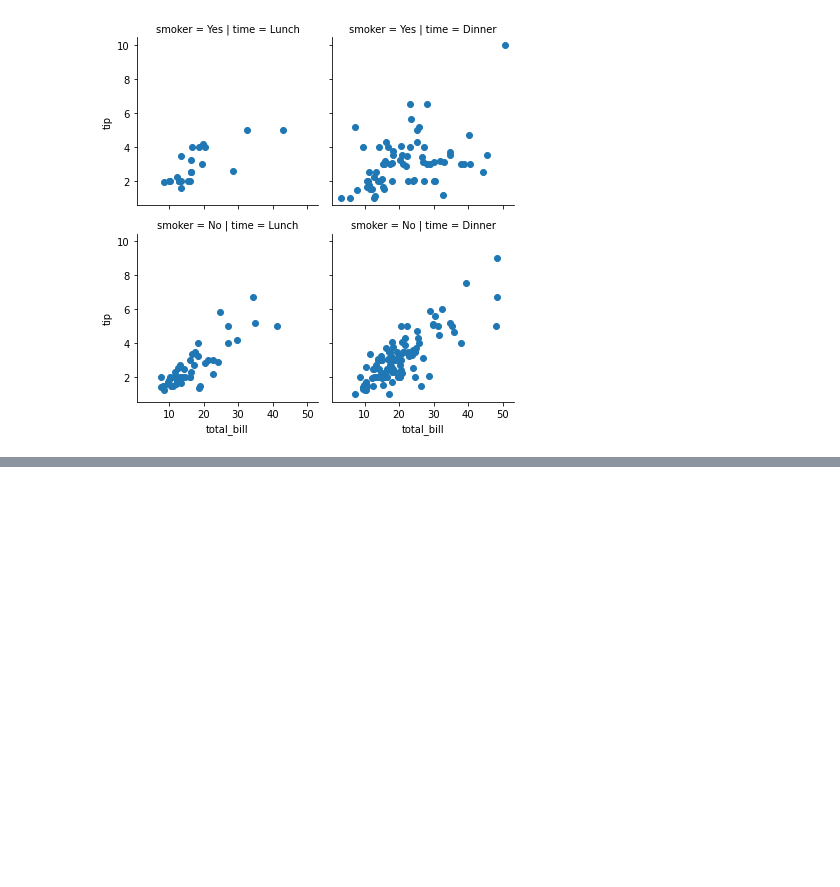
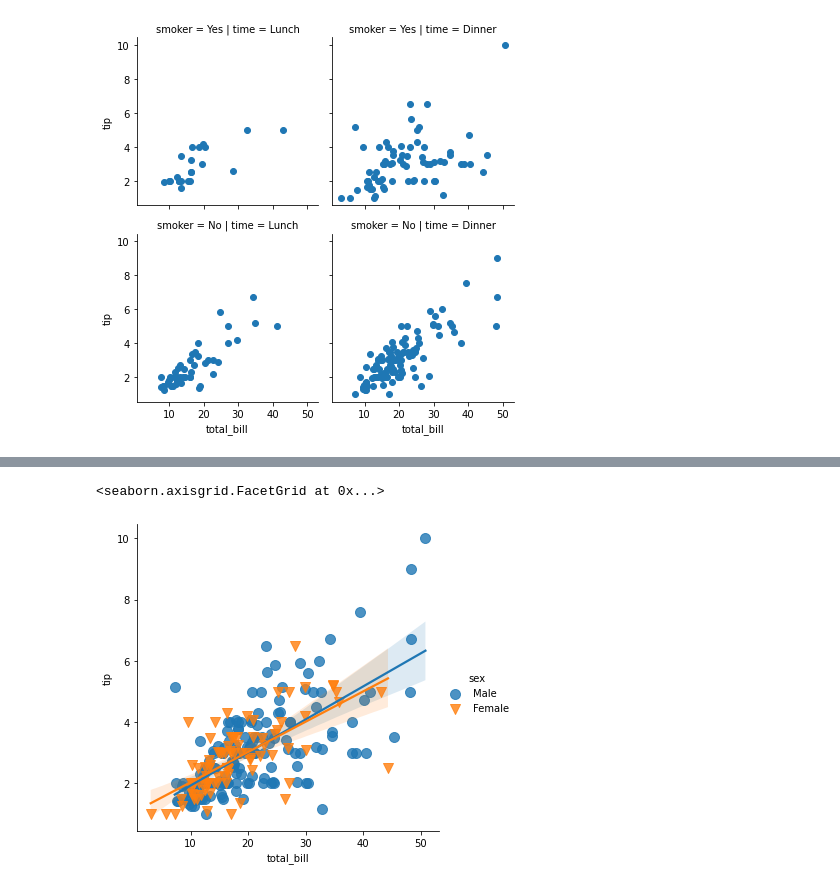
Before and after one commit to shahbazmansahia/DataAnalysisWithPython, a Jupyter notebook: Refactored_Py_DS_ML_Bootcamp-master/06-Data-Visualization-with-Seaborn/Seaborn notebook.ipynb, the cells around one changed output, grey strips where cells are left out. Cells and saved outputs as stored; diff of their text form; code cells hidden in the pictures; blank space fills up the shorter version.

```diff
--- a/Refactored_Py_DS_ML_Bootcamp-master/06-Data-Visualization-with-Seaborn/Seaborn notebook.ipynb
+++ b/Refactored_Py_DS_ML_Bootcamp-master/06-Data-Visualization-with-Seaborn/Seaborn notebook.ipynb
@@ -466,0 +496,10 @@ g.map(plt.scatter, 'total_bill', 'tip') # the scatter needs 2 arguments so it wo
+# %%
+# to make data larger, we can pass a 'scatter_kws' parameter
+# since seaborn pretty much calls matplotlib under the hood anyway,
+# we can also directly access the matplotlib attribs/props using the
+# scatter_kws param here; it takes input as a dictionary
+sns.lmplot(x = 'total_bill', y = 'tip', data = tips, hue = 'sex', markers= ['o', 'v'],
+          scatter_kws={'s':100})
+# %% [output]
+<seaborn.axisgrid.FacetGrid at 0x...>
+[figure, added]
```
Also changed, not shown: parts of 13 cells of this notebook.
